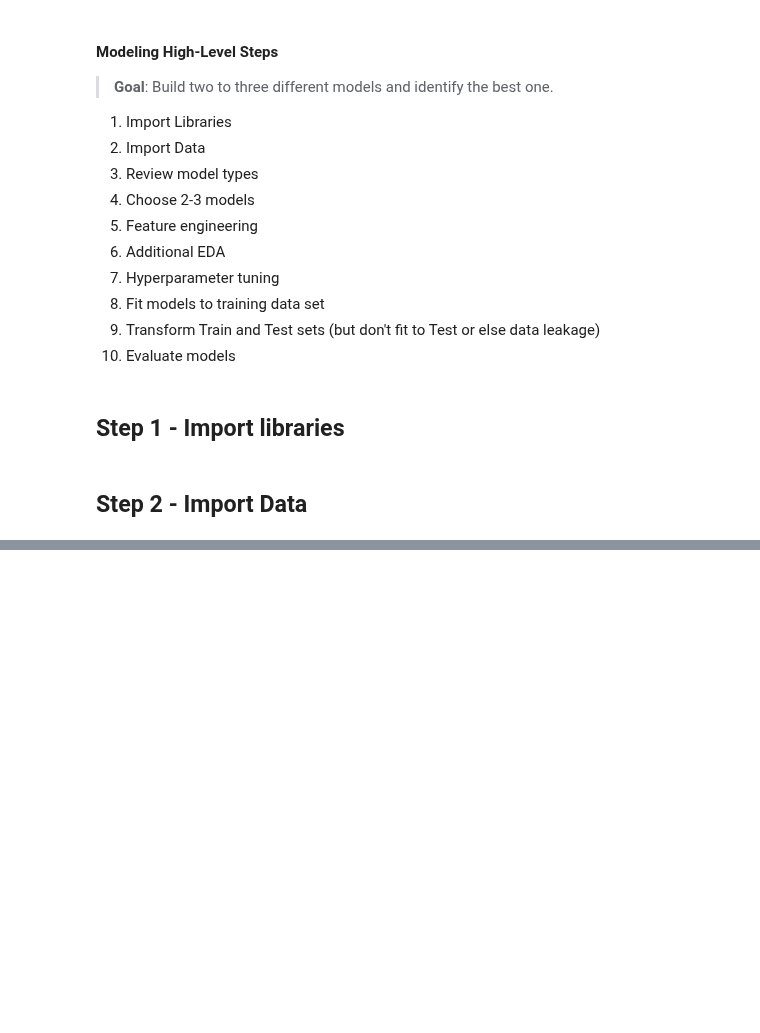
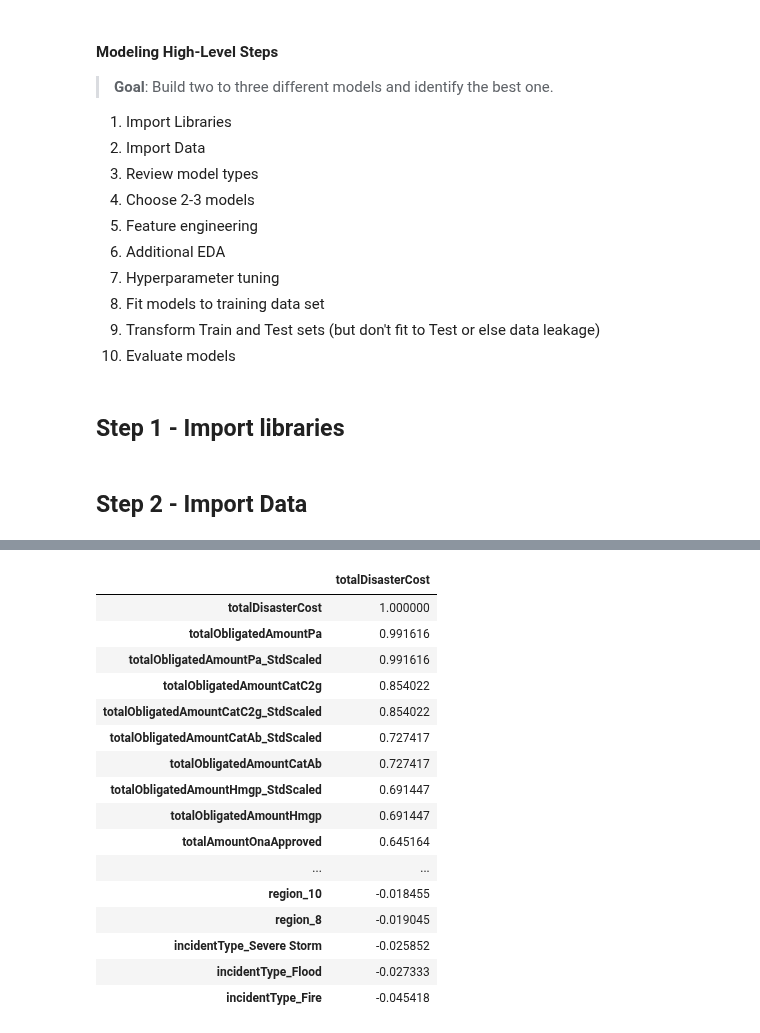
Before and after one commit to mdgarber/FEMADisasterCostForecasting, a Jupyter notebook: femadisastercostforecasting/notebooks/FEMA-Modeling.ipynb, the cells around one changed output, grey strips where cells are left out. Saved outputs shown, nothing was run; the diff lists cells and outputs as text; code cells hidden in the pictures; blank space fills up the shorter version.

```diff
--- a/femadisastercostforecasting/notebooks/FEMA-Modeling.ipynb
+++ b/femadisastercostforecasting/notebooks/FEMA-Modeling.ipynb
@@ -49,0 +85,31 @@ femaDataCleanV3 = pd.read_csv('../data/interim/femaDataCleanV3.csv', low_memory=
+# %%
+# Set the maximum number of rows to be displayed from pandas DataFramae
+pd.set_option('display.max_rows', 150)
+# %%
+# check correlations
+tempVar = femaDataCleanV3.select_dtypes(exclude='object').corr()
+
+# see top linearly correlated features
+pd.DataFrame(tempVar['totalDisasterCost'].sort_values(ascending=False))
+
+# step drop off in linear correlation from totalNumberIaApproved to ihProgramDeclared
+
+#features selection
+# %% [output]
+|  | totalDisasterCost |
+| totalDisasterCost | 1.000000 |
+| totalObligatedAmountPa | 0.991616 |
+| totalObligatedAmountPa_StdScaled | 0.991616 |
+| totalObligatedAmountCatC2g | 0.854022 |
+| totalObligatedAmountCatC2g_StdScaled | 0.854022 |
+| totalObligatedAmountCatAb_StdScaled | 0.727417 |
+| totalObligatedAmountCatAb | 0.727417 |
+| totalObligatedAmountHmgp_StdScaled | 0.691447 |
+| totalObligatedAmountHmgp | 0.691447 |
+| totalAmountOnaApproved | 0.645164 |
+| ... | ... |
+| region_10 | -0.018455 |
+| region_8 | -0.019045 |
+| incidentType_Severe Storm | -0.025852 |
+| incidentType_Flood | -0.027333 |
+| incidentType_Fire | -0.045418 |
```
Also changed, not shown: parts of 6 cells of this notebook, 1 other file.
